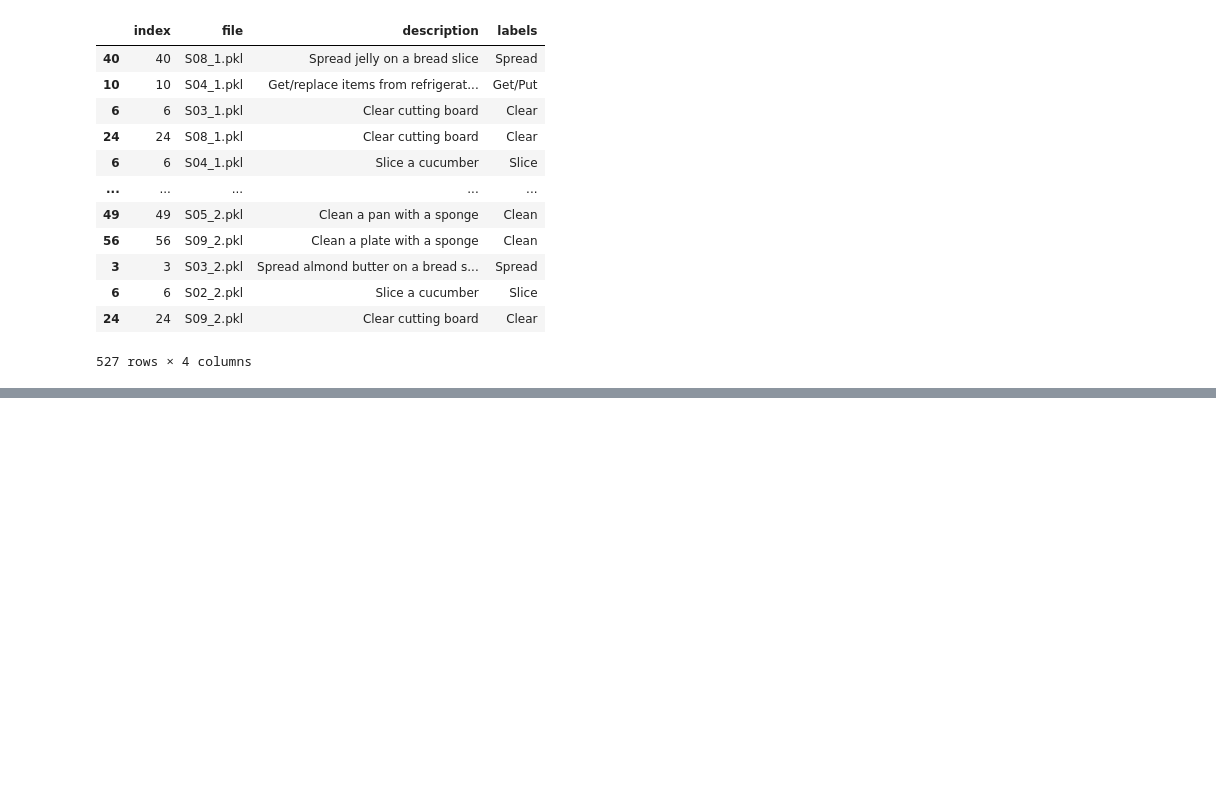
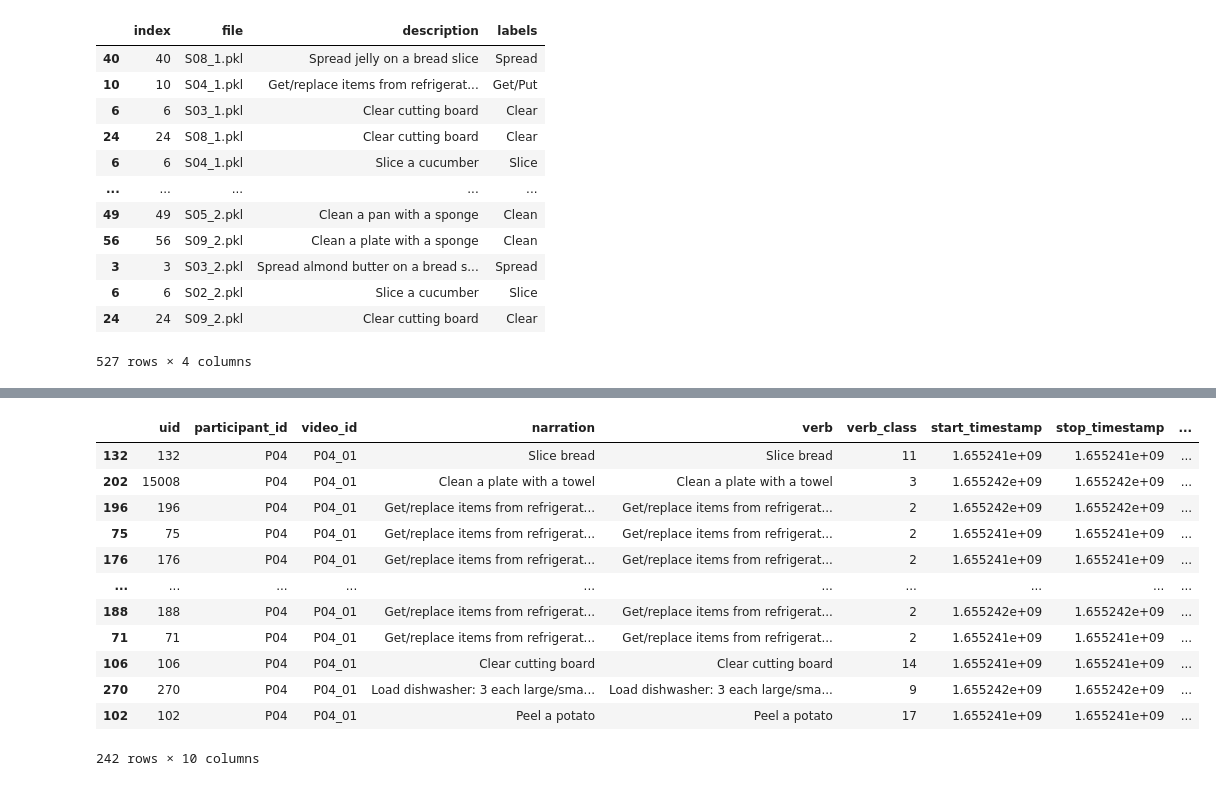
Before and after one commit to AmorosoLaura/aml23-ego, a Jupyter notebook: action_net_rgb_extraction.ipynb, the cells around one changed output, grey strips where cells are left out. Cells and saved outputs as stored; diff of their text form; code cells hidden in the pictures; blank space fills up the shorter version.

```diff
--- a/action_net_rgb_extraction.ipynb
+++ b/action_net_rgb_extraction.ipynb
@@ -304,0 +343,20 @@ df
+# %%
+import pandas as pd
+
+df = pd.read_pickle('D4_train.pkl')
+
+df
+# %% [output]
+|  | uid | participant_id | video_id | narration | verb | verb_class | start_timestamp | stop_timestamp | ... |
+| 132 | 132 | P04 | P04_01 | Slice bread | Slice bread | 11 | 1.655241e+09 | 1.655241e+09 | ... |
+| 202 | 15008 | P04 | P04_01 | Clean a plate with a towel | Clean a plate with a towel | 3 | 1.655242e+09 | 1.655242e+09 | ... |
+| 196 | 196 | P04 | P04_01 | Get/replace items from refrigerat... | Get/replace items from refrigerat... | 2 | 1.655242e+09 | 1.655242e+09 | ... |
+| 75 | 75 | P04 | P04_01 | Get/replace items from refrigerat... | Get/replace items from refrigerat... | 2 | 1.655241e+09 | 1.655241e+09 | ... |
+| 176 | 176 | P04 | P04_01 | Get/replace items from refrigerat... | Get/replace items from refrigerat... | 2 | 1.655241e+09 | 1.655241e+09 | ... |
+| ... | ... | ... | ... | ... | ... | ... | ... | ... | ... |
+| 188 | 188 | P04 | P04_01 | Get/replace items from refrigerat... | Get/replace items from refrigerat... | 2 | 1.655242e+09 | 1.655242e+09 | ... |
+| 71 | 71 | P04 | P04_01 | Get/replace items from refrigerat... | Get/replace items from refrigerat... | 2 | 1.655241e+09 | 1.655241e+09 | ... |
+| 106 | 106 | P04 | P04_01 | Clear cutting board | Clear cutting board | 14 | 1.655241e+09 | 1.655241e+09 | ... |
+| 270 | 270 | P04 | P04_01 | Load dishwasher: 3 each large/sma... | Load dishwasher: 3 each large/sma... | 9 | 1.655242e+09 | 1.655242e+09 | ... |
+| 102 | 102 | P04 | P04_01 | Peel a potato | Peel a potato | 17 | 1.655241e+09 | 1.655241e+09 | ... |
+242 rows × 10 columns
```
Also changed, not shown: parts of 3 cells of this notebook, 8 other files.
